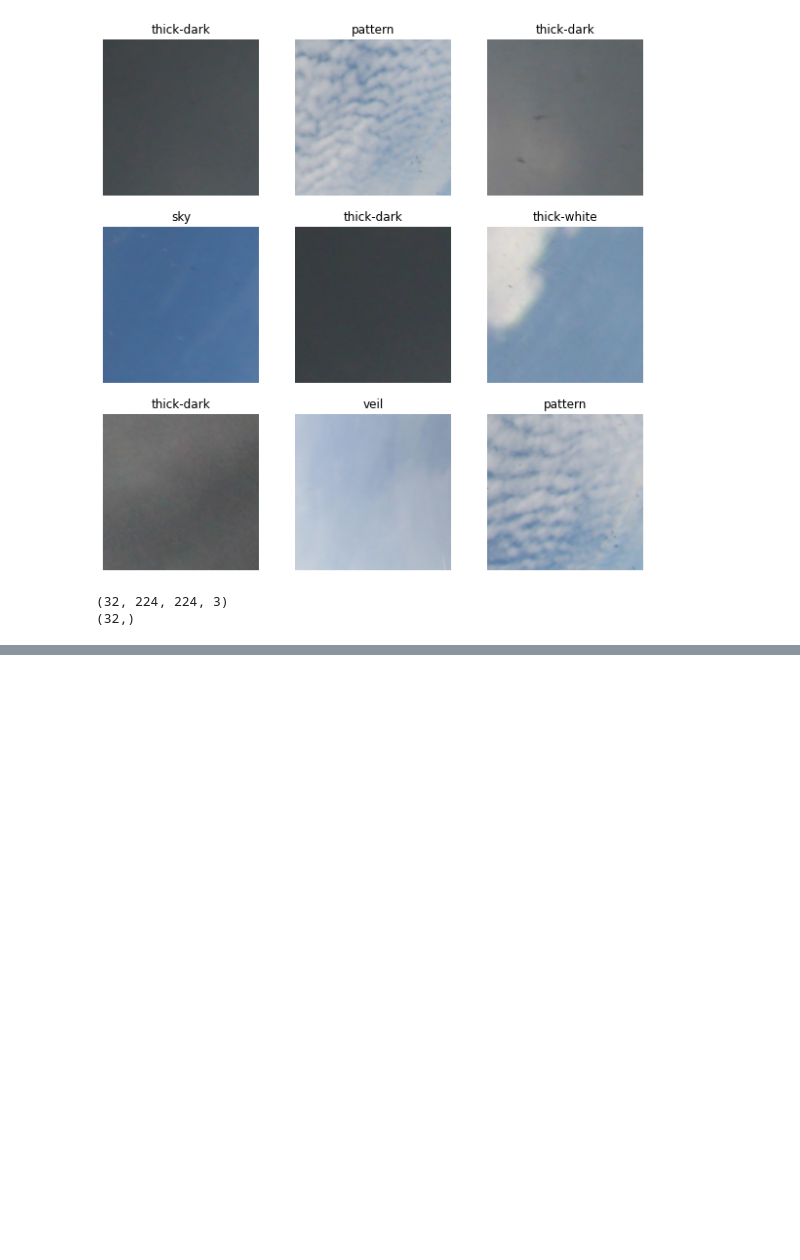
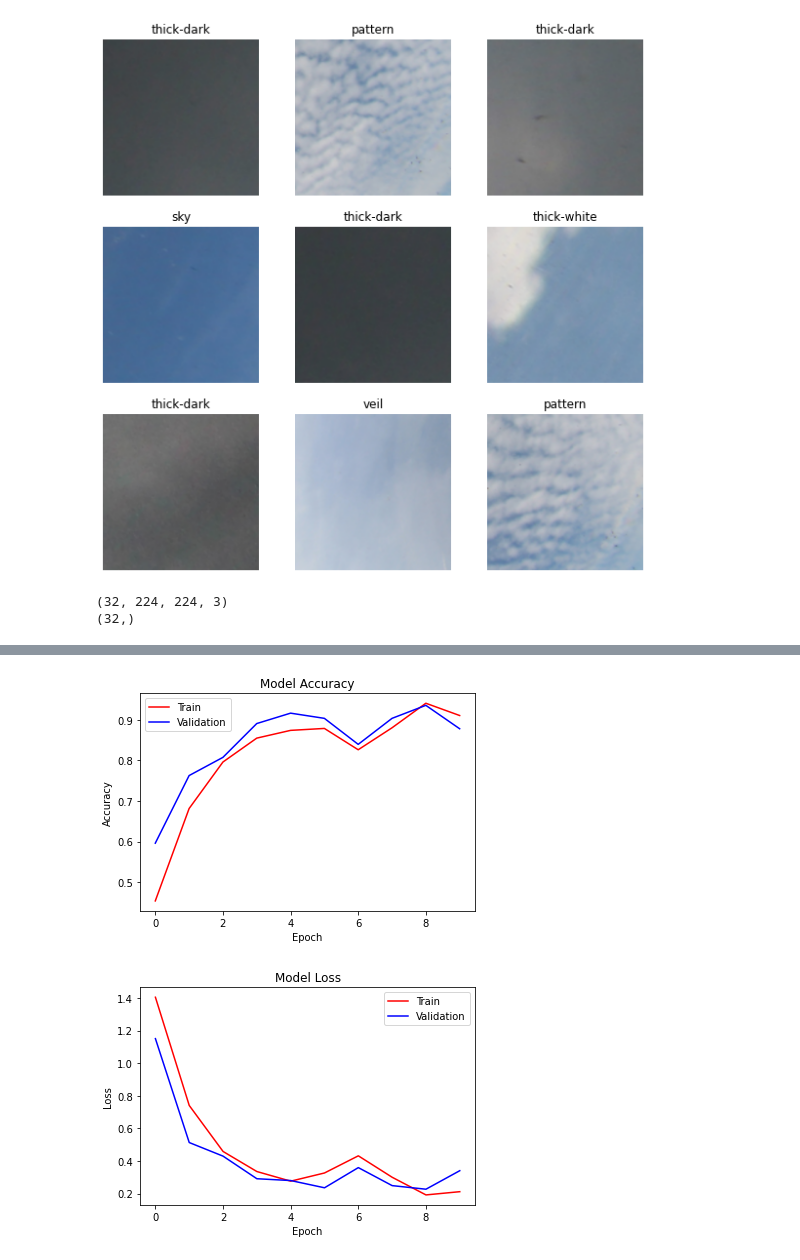
Before and after one commit to tugbargn/Machine-Learning-, a Jupyter notebook: cloud_classification.ipynb, the cells around one changed output, grey strips where cells are left out. Saved outputs shown, nothing was run; the diff lists cells and outputs as text; code cells hidden in the pictures; blank space fills up the shorter version.

```diff
--- a/cloud_classification.ipynb
+++ b/cloud_classification.ipynb
@@ -89,3 +94,24 @@ for image_batch, labels_batch in train_ds:
 # %% [output]
 (32, 224, 224, 3)
 (32,)
+# %%
+num_classes = 5
+
+model = Sequential([
+  layers.experimental.preprocessing.Rescaling(1./255, input_shape=(224, 224, 3)),
+  layers.Conv2D(16, 3, padding='same', activation='relu'),
+  layers.MaxPooling2D(),
+  layers.Conv2D(32, 3, padding='same', activation='relu'),
+  layers.MaxPooling2D(),
+  layers.Conv2D(64, 3, padding='same', activation='relu'),
+  layers.MaxPooling2D(),
+  layers.Flatten(),
+  layers.Dense(128, activation='relu'),
+  layers.Dense(num_classes)
+])
+
+model.summary()
+
+model.compile(optimizer='adam',
+              loss=tf.keras.losses.SparseCategoricalCrossentropy(from_logits=True),
+              metrics=['accuracy'])
@@ -91,0 +136,7 @@ for image_batch, labels_batch in train_ds:
+# %%
+epochs=10
+history = model.fit(
+  train_generator,
+  validation_data=val_generator,
+  epochs=epochs
+)
@@ -91,0 +164,19 @@ for image_batch, labels_batch in train_ds:
+# %%
+plt.plot(history.history['accuracy'],color = 'red')
+plt.plot(history.history['val_accuracy'],color = 'blue')
+plt.title('Model Accuracy')
+plt.ylabel('Accuracy')
+plt.xlabel('Epoch')
+plt.legend(['Train','Validation'], loc = 'best')
+plt.show()
+
+plt.plot(history.history['loss'],color = 'red')
+plt.plot(history.history['val_loss'],color = 'blue')
+plt.title('Model Loss')
+plt.ylabel('Loss')
+plt.xlabel('Epoch')
+plt.legend(['Train','Validation'],loc = 'best')
+plt.show()
+# %% [output]
+[figure, added]
+[figure, added]
```
Also changed, not shown: parts of 3 cells of this notebook.
